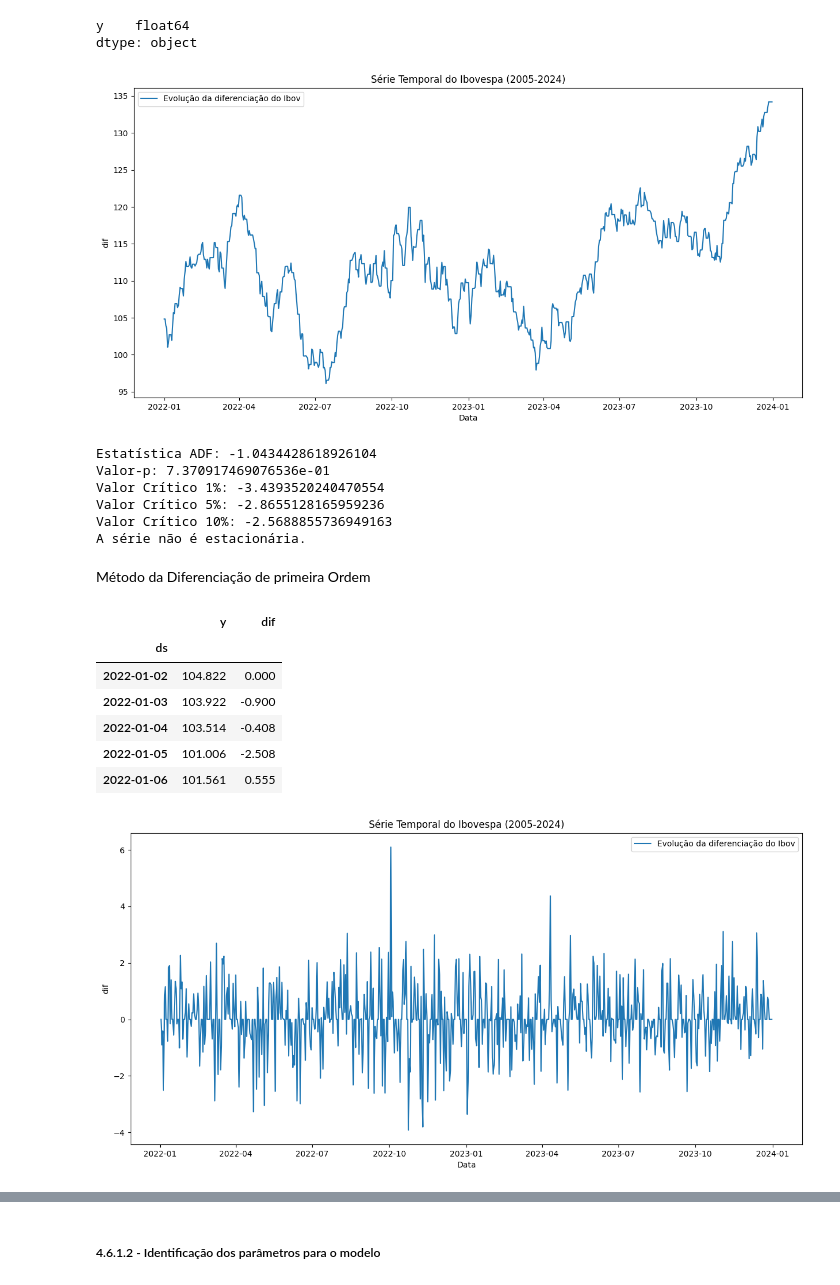
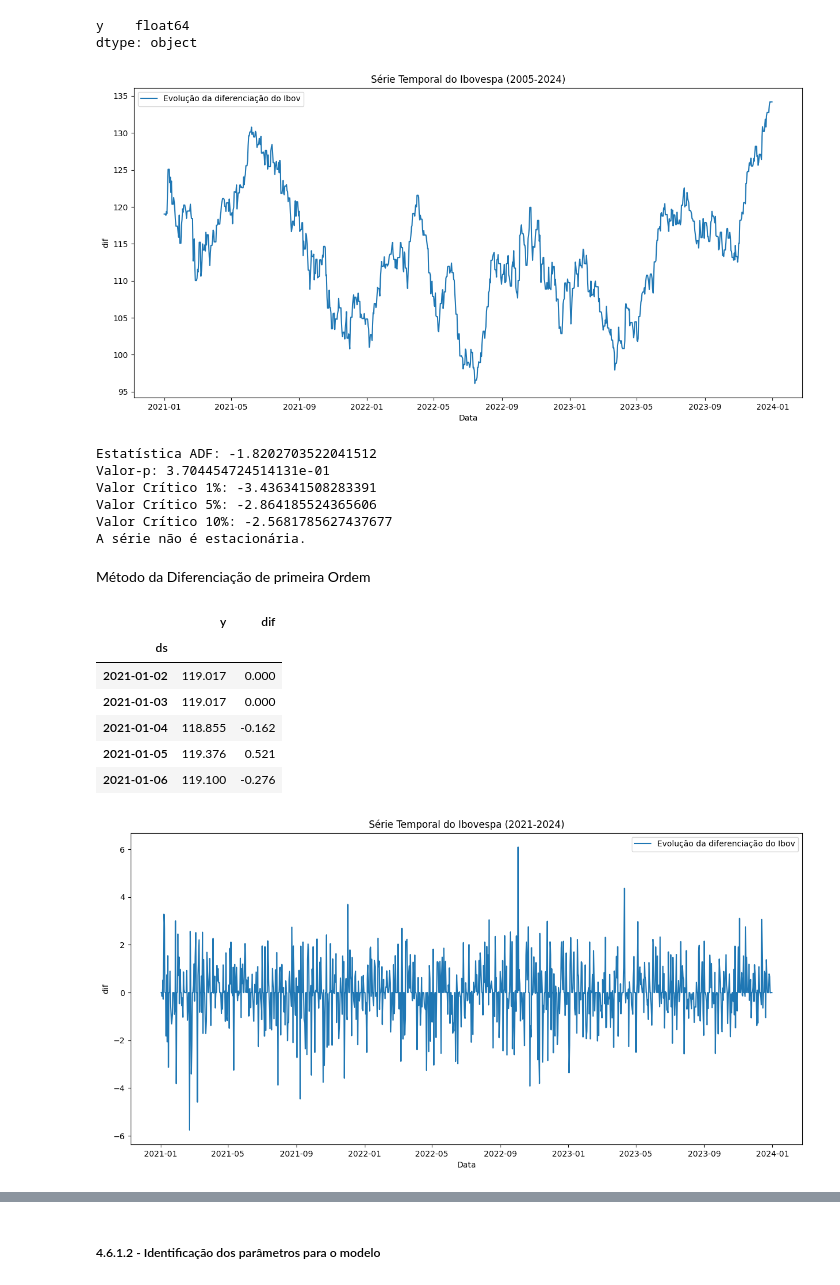
Before and after one commit to jdlmauricio/techalleg_fase_2, a Jupyter notebook: previsao_ibov.ipynb, the cells around one changed output, grey strips where cells are left out. Drawn from its saved outputs; the diff is of its cells as text; code cells hidden in the pictures.

```diff
--- a/previsao_ibov.ipynb
+++ b/previsao_ibov.ipynb
@@ -208,7 +208,7 @@ dtype: object
 # %%
 # Definição de período de Treino e validação ***
 
-treino = df.loc[(df['ds'] >= '2022-01-01') & (df['ds'] < '2024-01-01')]
+treino = df.loc[(df['ds'] >= '2021-01-01') & (df['ds'] < '2024-01-01')]
 
 valid = df.loc[(df['ds'] >= '2024-01-01') & (df['ds'] < '2024-01-16')]
 
@@ -404,7 +404,7 @@ R² SeasonalNaive Baseline: -4.9127192618938444
 
 # Definido média móvel de 2 dias e com sazonalidade de 21 dias
 
-swa_model = StatsForecast(models=[SeasonalWindowAverage(season_length=14, window_size=3)], freq='D', n_jobs=-1) # n_jobs é uma vairavel que determinando o número de processadores que serão utilizados, o -1 é para utilizar todos os processadores
+swa_model = StatsForecast(models=[SeasonalWindowAverage(season_length=7, window_size=2)], freq='D', n_jobs=-1) # n_jobs é uma vairavel que determinando o número de processadores que serão utilizados, o -1 é para utilizar todos os processadores
 
 #Treinando o modelo
 
@@ -587,7 +577,7 @@ plt.ylabel("dif")
 plt.legend()
 plt.show()
 # %% [output]
-[figure, old version]
+[figure, new version]
 # %%
 # Testando a Estacionariedade ***
     # Teste de Dickey-fuller Aumentado (ADF)
@@ -605,11 +595,11 @@ if resultado_adf[1] < 0.05:
 else:
     print("A série não é estacionária.")
 # %% [output]
-Estatística ADF: -1.0434428618926104
-Valor-p: 7.370917469076536e-01
-Valor Crítico 1%: -3.4393520240470554
-Valor Crítico 5%: -2.8655128165959236
-Valor Crítico 10%: -2.5688855736949163
+Estatística ADF: -1.8202703522041512
+Valor-p: 3.704454724514131e-01
+Valor Crítico 1%: -3.436341508283391
+Valor Crítico 5%: -2.864185524365606
+Valor Crítico 10%: -2.5681785627437677
 A série não é estacionária.
 # %% [markdown]
 Método da Diferenciação de primeira Ordem
@@ -624,23 +614,23 @@ df_arima.head()
 # %% [output]
 |  | y | dif |
 | ds |  |  |
-| 2022-01-02 | 104.822 | 0.000 |
-| 2022-01-03 | 103.922 | -0.900 |
-| 2022-01-04 | 103.514 | -0.408 |
-| 2022-01-05 | 101.006 | -2.508 |
-| 2022-01-06 | 101.561 | 0.555 |
+| 2021-01-02 | 119.017 | 0.000 |
+| 2021-01-03 | 119.017 | 0.000 |
+| 2021-01-04 | 118.855 | -0.162 |
+| 2021-01-05 | 119.376 | 0.521 |
+| 2021-01-06 | 119.100 | -0.276 |
 # %%
 # Plot do dado Diferenciado: ***
 
 plt.figure(figsize=(15, 7))
 plt.plot(df_arima.index, df_arima["dif"], label="Evolução da diferenciação do Ibov")
-plt.title("Série Temporal do Ibovespa (2005-2024)")
+plt.title("Série Temporal do Ibovespa (2021-2024)")
 plt.xlabel("Data")
 plt.ylabel("dif")
 plt.legend()
 plt.show()
 # %% [output]
-[figure, old version]
+[figure, new version]
 # %%
 # Testando a Estacionariedade ***
     # Teste de Dickey-fuller Aumentado (ADF)
```
Also changed, not shown: parts of 17 cells of this notebook.
